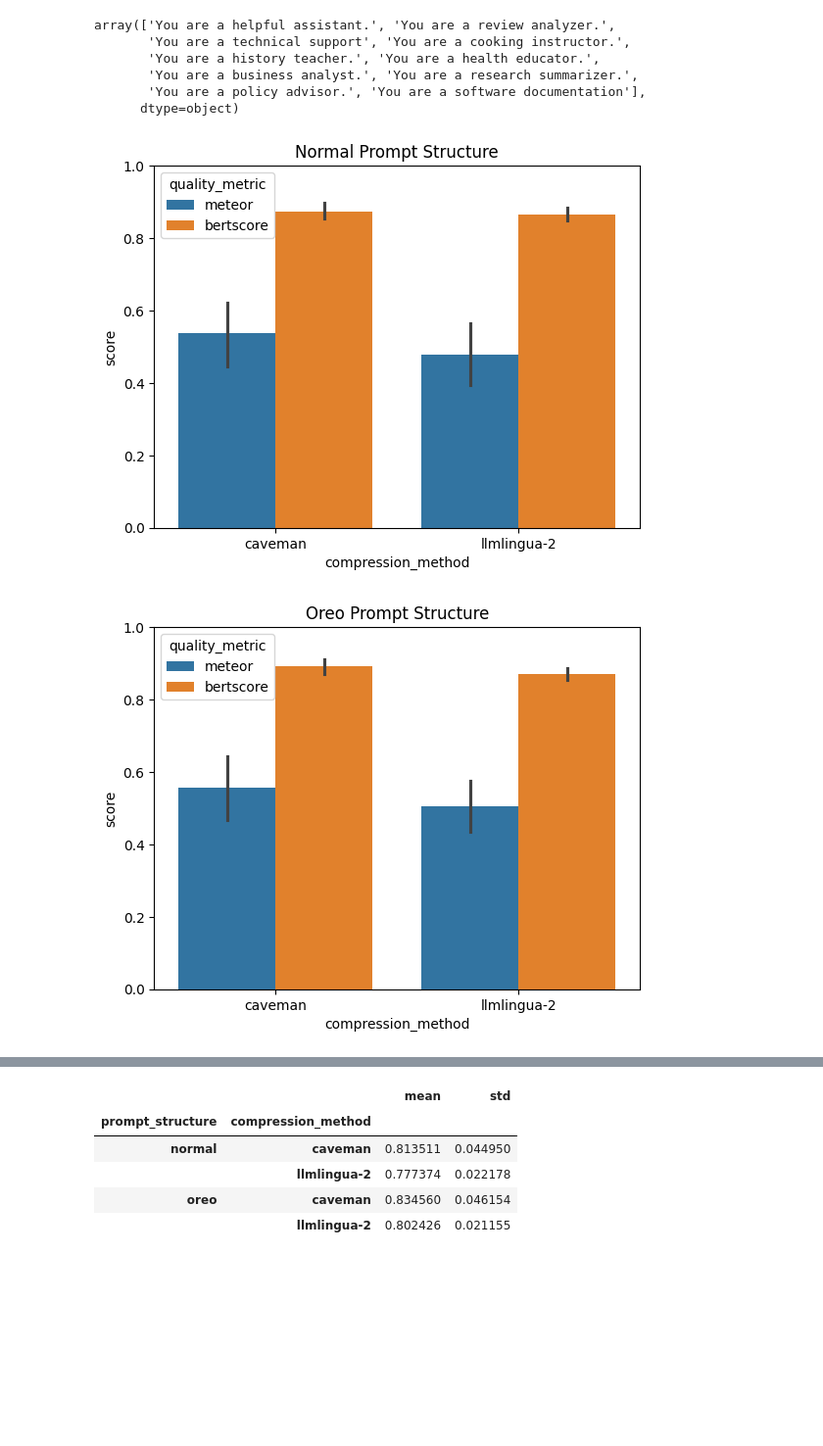
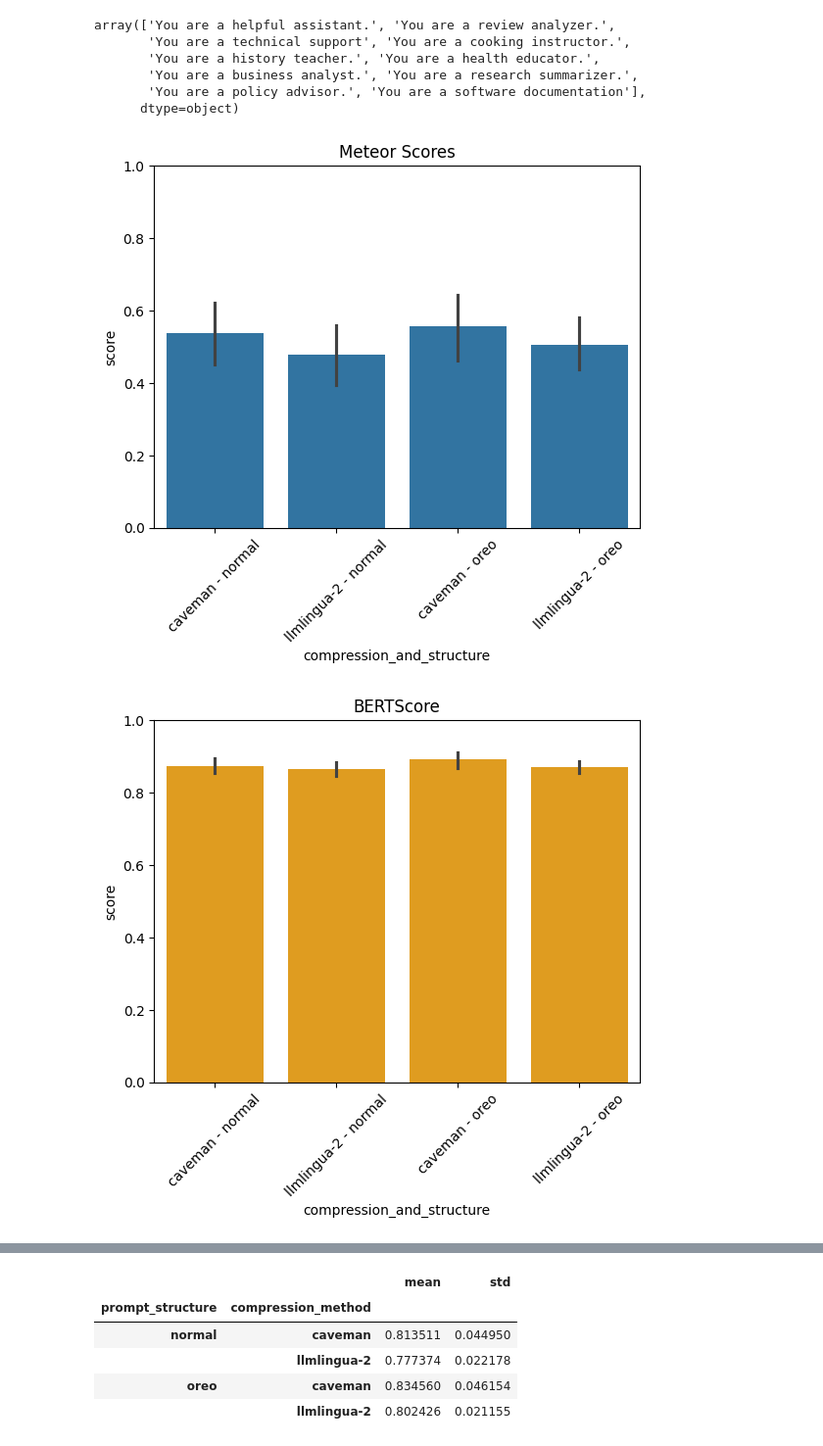
Before and after one commit to DEFRA/ai-spike-token-optimisation, a Jupyter notebook: compressors_testing.ipynb, the cells around one changed output, grey strips where cells are left out. Shown at 98% size. Drawn from its saved outputs; the diff is of its cells as text; code cells hidden in the pictures; blank space fills up the shorter version.

Commit message:
Refactor code structure for improved readability and maintainability

```diff
--- a/compressors_testing.ipynb
+++ b/compressors_testing.ipynb
@@ -771,22 +771,34 @@ array(['You are a helpful assistant.', 'You are a review analyzer.',
 # %%
 import seaborn as sns
 import matplotlib.pyplot as plt
 
-sns.barplot(data=df[df['prompt_structure'] == 'normal'], x='compression_method', y='score', hue='quality_metric').set_title('Normal Prompt Structure')
+df['compression_and_structure'] = df['compression_method'] + ' - ' + df['prompt_structure']
+
+# sns.barplot(data=df[df['prompt_structure'] == 'normal'], x='compression_method', y='score', hue='quality_metric').set_title('Normal Prompt Structure')
+# plt.ylim(0,1)
+# plt.show()
+
+# sns.barplot(data=df[df['prompt_structure'] == 'oreo'], x='compression_method', y='score', hue='quality_metric').set_title('Oreo Prompt Structure')
+# plt.ylim(0,1)
+# plt.show()
+
+# sns.barplot(data=df[df['compression_method'] == 'llmlingua-2'], x='prompt_structure', y='score', hue='quality_metric').set_title('LLM Lingua-2 Compression Method')
+# plt.ylim(0,1)
+# plt.show()
+
+# sns.barplot(data=df, x='prompt_structure', y='input_compression_ratio')
+# plt.ylim(0,1)
+# plt.show()
+
+sns.barplot(data=df[df['quality_metric'] == 'meteor'], x='compression_and_structure', y='score').set_title('Meteor Scores')
 plt.ylim(0,1)
+plt.xticks(rotation=45)
 plt.show()
 
-sns.barplot(data=df[df['prompt_structure'] == 'oreo'], x='compression_method', y='score', hue='quality_metric').set_title('Oreo Prompt Structure')
+sns.barplot(data=df[df['quality_metric'] == 'bertscore'], x='compression_and_structure', y='score', color='orange').set_title('BERTScore')
 plt.ylim(0,1)
+plt.xticks(rotation=45)
 plt.show()
-
-sns.barplot(data=df[df['compression_method'] == 'llmlingua-2'], x='prompt_structure', y='score', hue='quality_metric').set_title('LLM Lingua-2 Compression Method')
-plt.ylim(0,1)
-plt.show()
-
-sns.barplot(data=df, x='prompt_structure', y='input_compression_ratio')
-plt.ylim(0,1)
-plt.show()
 # %% [output]
-[figure, old version]
+[figure, new version]
-[figure, old version]
+[figure, new version]
```
Also changed, not shown: parts of 3 cells of this notebook, 2 other files.
